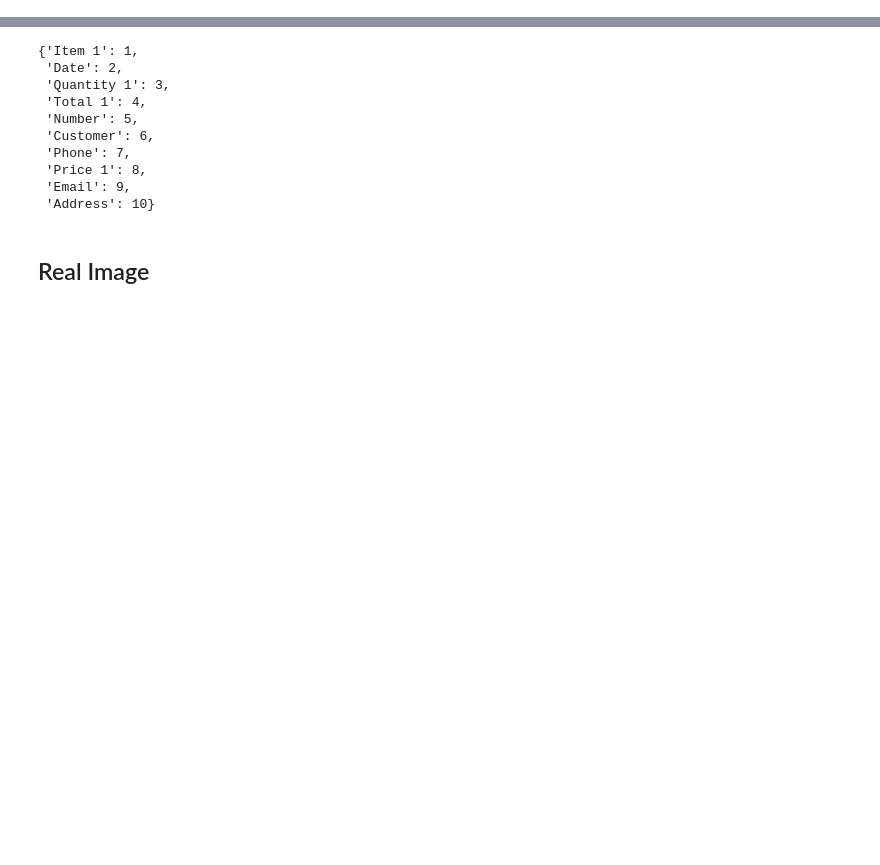
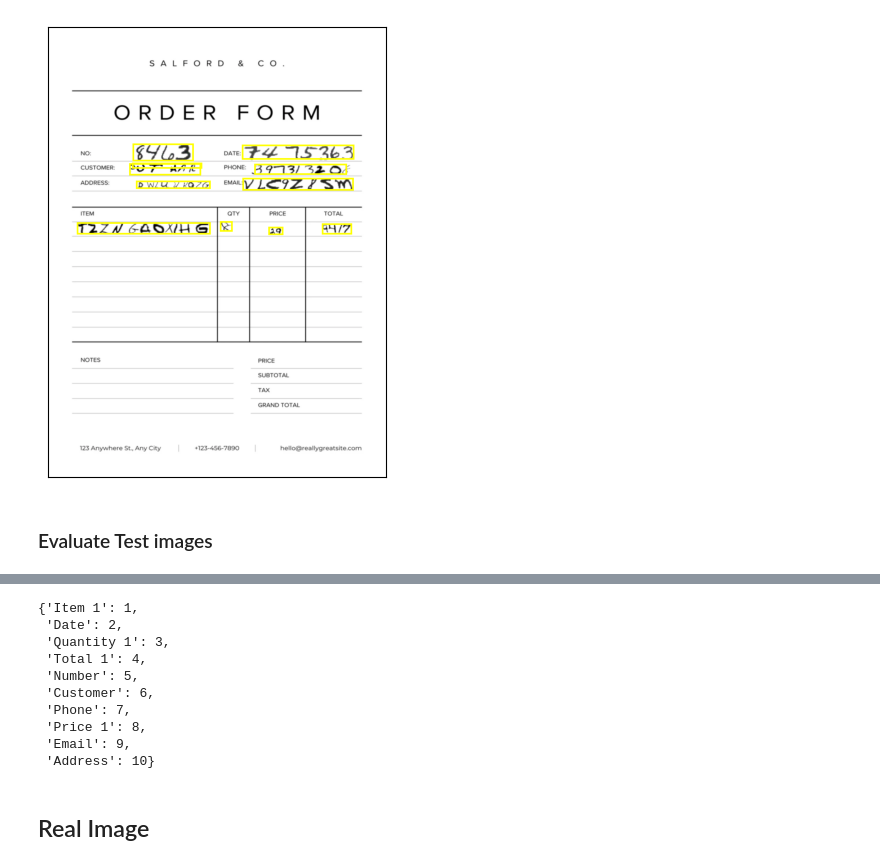
Before and after one commit to angelo-volpe/document-generator-text-extractor, a Jupyter notebook: notebooks/TextDetectorModel.ipynb, the cells around one changed output, grey strips where cells are left out. Cells and saved outputs as stored; diff of their text form; code cells hidden in the pictures; blank space fills up the shorter version.

```diff
--- a/notebooks/TextDetectorModel.ipynb
+++ b/notebooks/TextDetectorModel.ipynb
@@ -196,0 +112,2 @@ Scores: [0.60325414 0.22572023 0.21440312 0.14076698 0.09935515 0.07482354
+# %%
+mlflow.set_tracking_uri("http://localhost:5000")
@@ -196,0 +162,3 @@ Scores: [0.60325414 0.22572023 0.21440312 0.14076698 0.09935515 0.07482354
+# %%
+image = val_dataset[0][0]
+val_dataset[0][1]
@@ -196,0 +209,39 @@ Scores: [0.60325414 0.22572023 0.21440312 0.14076698 0.09935515 0.07482354
+# %%
+def process_document(model, image, transform, confidence_threshold=0.7):
+    """
+    Process a new document using the trained model
+
+    Args:
+        model: Trained Faster R-CNN model
+        image: Input image to process
+        confidence_threshold: Threshold for confidence scores
+
+    Returns:
+        Dictionary mapping field types to extracted text
+    """
+    image = tv_tensors.Image(image)
+
+    image = transform(image)
+
+    # Set model to evaluation mode
+    model.eval()
+
+    # Get predictions
+    with torch.no_grad():
+        prediction = model([image])[0]
+
+    # Filter by confidence threshold
+    mask = prediction["scores"] >= confidence_threshold
+    prediction["boxes"] = prediction["boxes"][mask]
+    prediction["labels"] = prediction["labels"][mask]
+    prediction["scores"] = prediction["scores"][mask]
+
+    return image, prediction
+# %%
+image, prediction = process_document(model, image, transform, confidence_threshold=0.8)
+# %%
+plot([(image, prediction)])
+# %% [output]
+[figure, added]
+# %% [markdown]
+### Evaluate Test images
```
Also changed, not shown: parts of 37 cells of this notebook, 8 other files.
